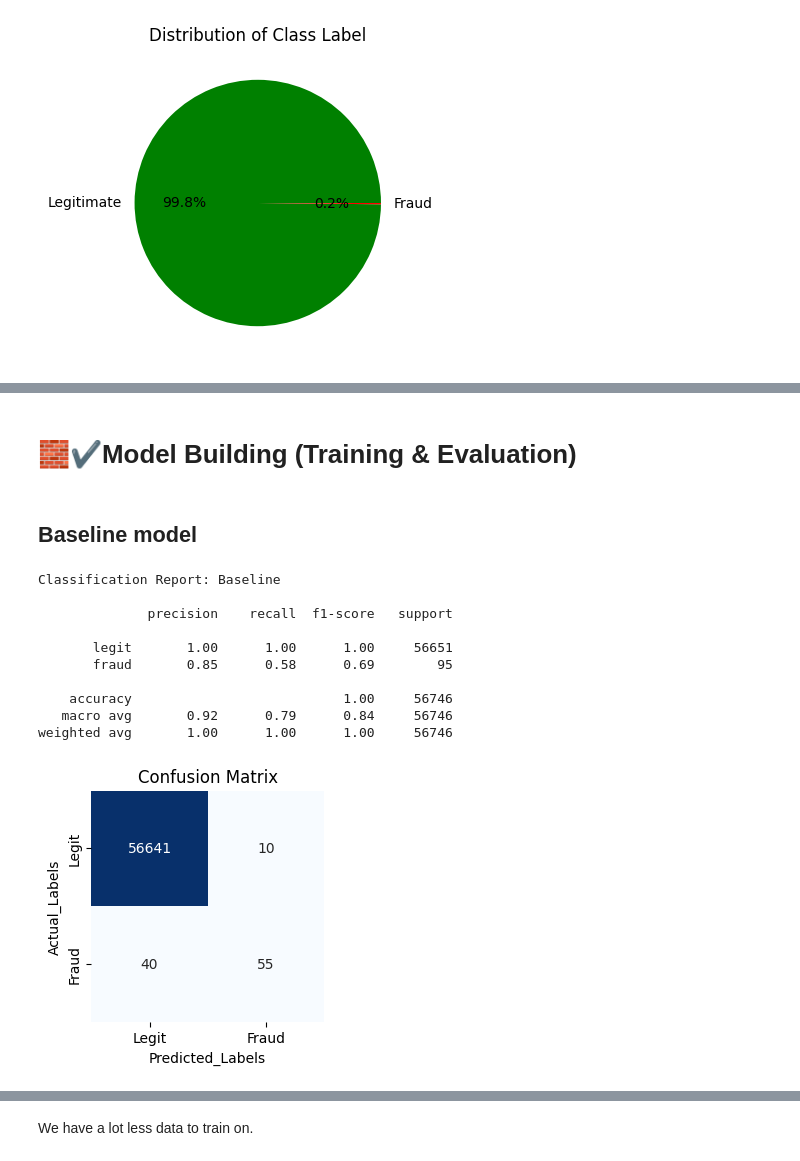
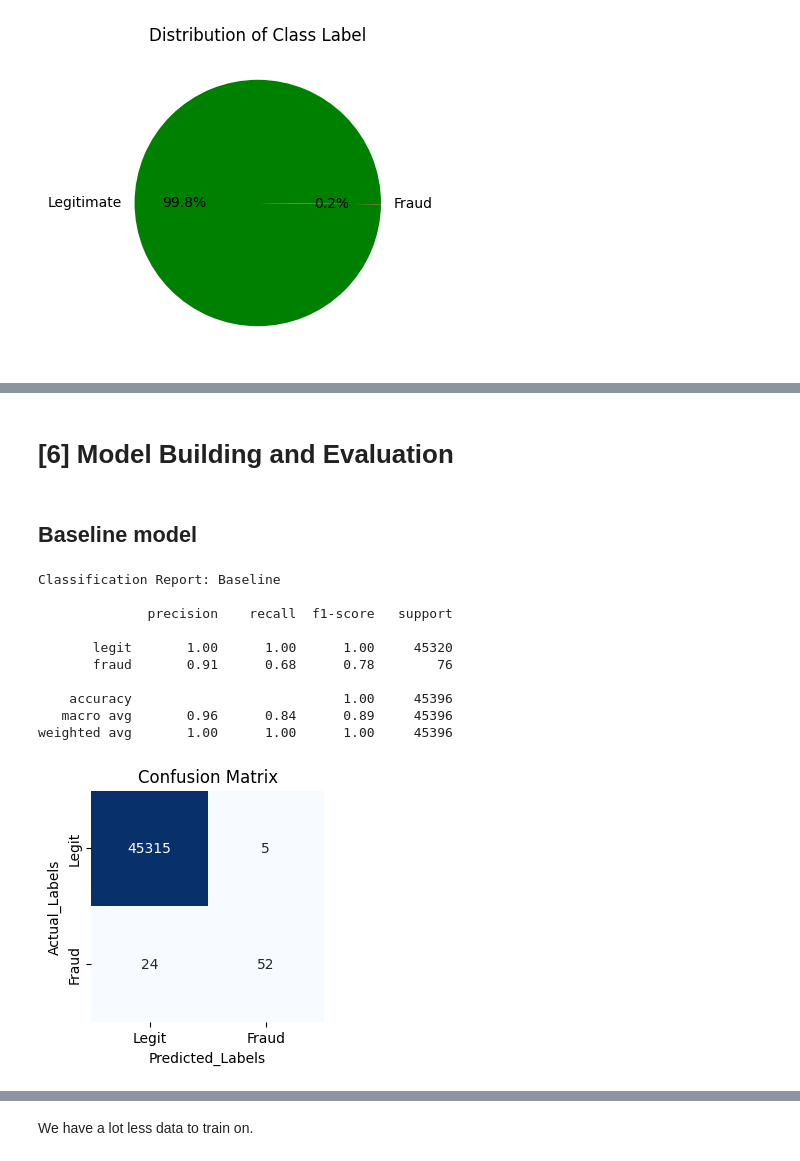
Before and after one commit to mcadriaans/ml_credit-card-fraud-detection, a Jupyter notebook: Credit_Card_Fraud_Detection.ipynb, the cells around one changed output, grey strips where cells are left out. Saved outputs shown, nothing was run; the diff lists cells and outputs as text; code cells hidden in the pictures.

```diff
--- a/Credit_Card_Fraud_Detection.ipynb
+++ b/Credit_Card_Fraud_Detection.ipynb
@@ -126,10 +147,21 @@ scaler = StandardScaler()
+# %%
+# Validation_split (80% train, 20% validation)
+X_train, X_val, y_train, y_val = train_test_split(X_train, y_train, test_size=0.2, random_state=42, stratify=y_train)
 # %%
+# Feature scaling
+# Instantiate a scaler object
+scaler = StandardScaler()
+
 # Normalize the training and test feature sets to improve model performance
 X_train_scaled = scaler.fit_transform(X_train)
+X_val_scaled = scaler.transform(X_val)
 X_test_scaled = scaler.transform(X_test)
 # %% [markdown]
-# 🧱✔️Model Building (Training & Evaluation)
+# [6] Model Building and Evaluation
 # %%
+# Evaluation function
+from sklearn.metrics import precision_score, recall_score, f1_score
+
 def build_and_evaluate_model(model, train_X, train_y, test_X, test_y, technique, threshold=None):
   model.fit(train_X, train_y)
 
@@ -154,6 +186,16 @@ def build_and_evaluate_model(model, train_X, train_y, test_X, test_y, technique,
   plt.yticks(fontsize=10)
   plt.title('Confusion Matrix')
   plt.show()
+
+  # Return metrics for each model
+  return {
+      'Model': technique,
+      'Precision': round(precision_score(test_y, y_pred, pos_label=1), 3),
+      'Recall': round(recall_score(test_y, y_pred, pos_label=1), 3),
+      'F1 Score': round(f1_score(test_y, y_pred, pos_label=1),3)
+  }
+# %%
+results_list = []
 # %% [markdown]
 ## Baseline model
 # %%
@@ -161,15 +202,15 @@ def build_and_evaluate_model(model, train_X, train_y, test_X, test_y, technique,
 logit= LogisticRegression(max_iter=1000, random_state=42)
 # %%
-build_and_evaluate_model(logit, X_train_scaled, y_train, X_test_scaled, y_test, 'Baseline')
+results_list.append(build_and_evaluate_model(logit, X_train_scaled, y_train, X_val_scaled, y_val, 'Baseline'))
 # %% [output]
 Classification Report: Baseline
 
               precision    recall  f1-score   support
 
-       legit       1.00      1.00      1.00     56651
-       fraud       0.85      0.58      0.69        95
+       legit       1.00      1.00      1.00     45320
+       fraud       0.91      0.68      0.78        76
 
-    accuracy                           1.00     56746
-   macro avg       0.92      0.79      0.84     56746
-weighted avg       1.00      1.00      1.00     56746
+    accuracy                           1.00     45396
+   macro avg       0.96      0.84      0.89     45396
+weighted avg       1.00      1.00      1.00     45396
-[figure, old version]
+[figure, new version]
```
Also changed, not shown: parts of 90 cells of this notebook.
